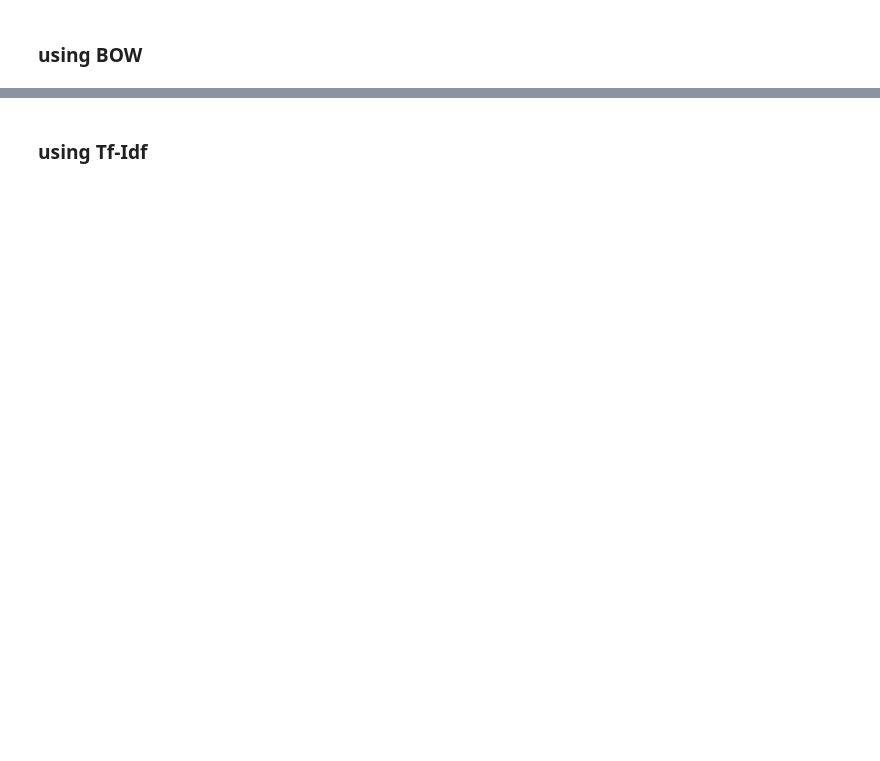
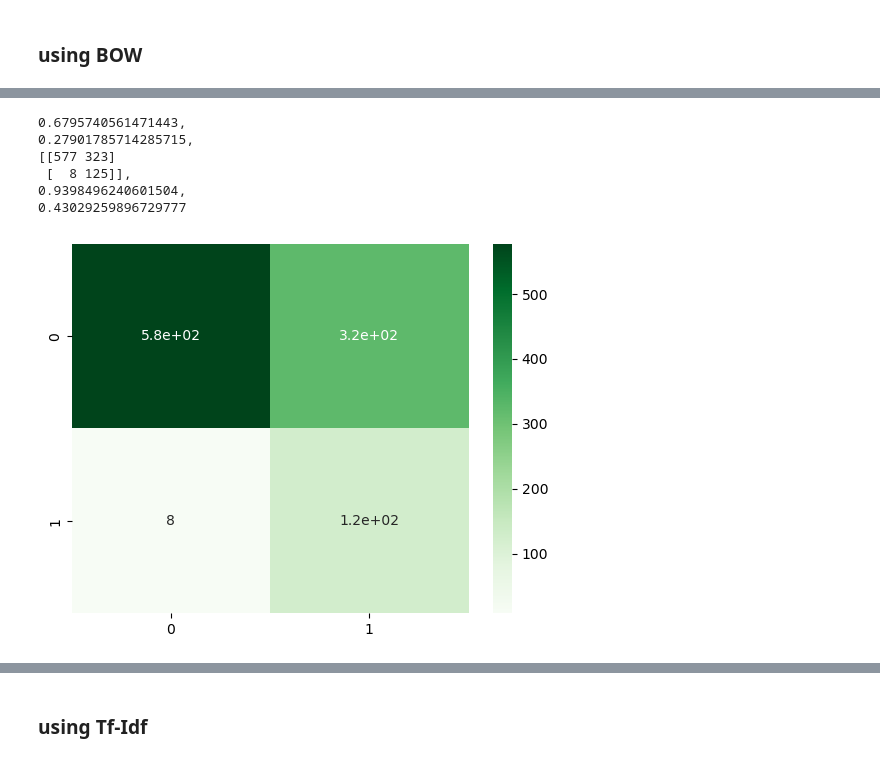
Before and after one commit to TiyashaMallick1309/Spam-Classification, a Jupyter notebook: spam classifier.ipynb, the cells around one changed output, grey strips where cells are left out. Cells and saved outputs as stored; diff of their text form; code cells hidden in the pictures; blank space fills up the shorter version.

```diff
--- a/spam classifier.ipynb
+++ b/spam classifier.ipynb
@@ -186,7 +391,18 @@ plt.show()
 # %%
 #train model with gaussian naive bayes
 model = GaussianNB()
 model.fit(X_train.toarray(),y_train)
 y_pred = model.predict(X_test.toarray())
 y_pred
 print(f'{accuracy_score(y_test,y_pred)},\n{precision_score(y_test,y_pred)},\n{confusion_matrix(y_test,y_pred)},\n{recall_score(y_test,y_pred)},\n{f1_score(y_test,y_pred)}')
+#get the heatmap of gaussian naive bayes
+sns.heatmap(confusion_matrix(y_test,y_pred), annot=True, cmap="Greens")
+plt.show()
+# %% [output]
+0.6795740561471443,
+0.27901785714285715,
+[[577 323]
+ [  8 125]],
+0.9398496240601504,
+0.43029259896729777
+[figure, added]
```
Also changed, not shown: parts of 51 cells of this notebook.
